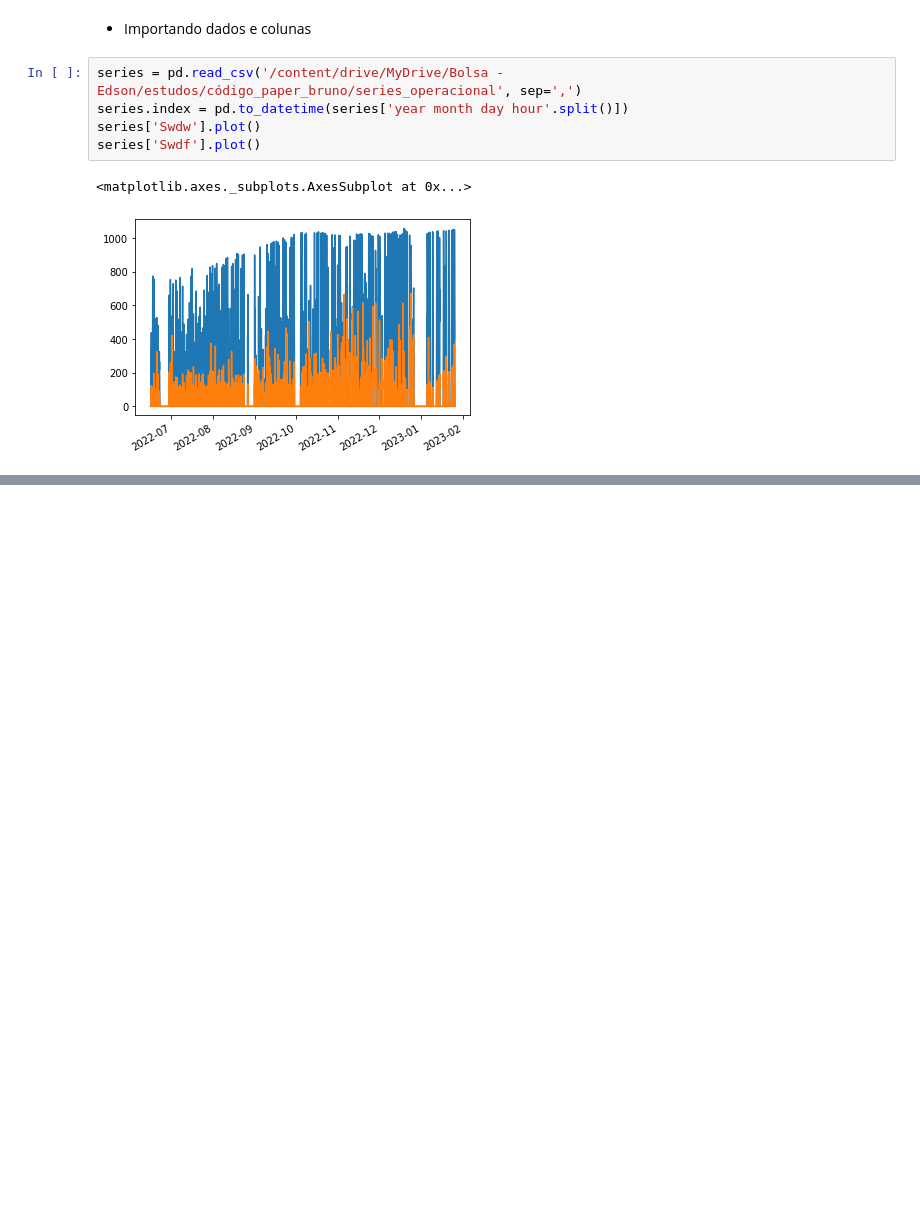
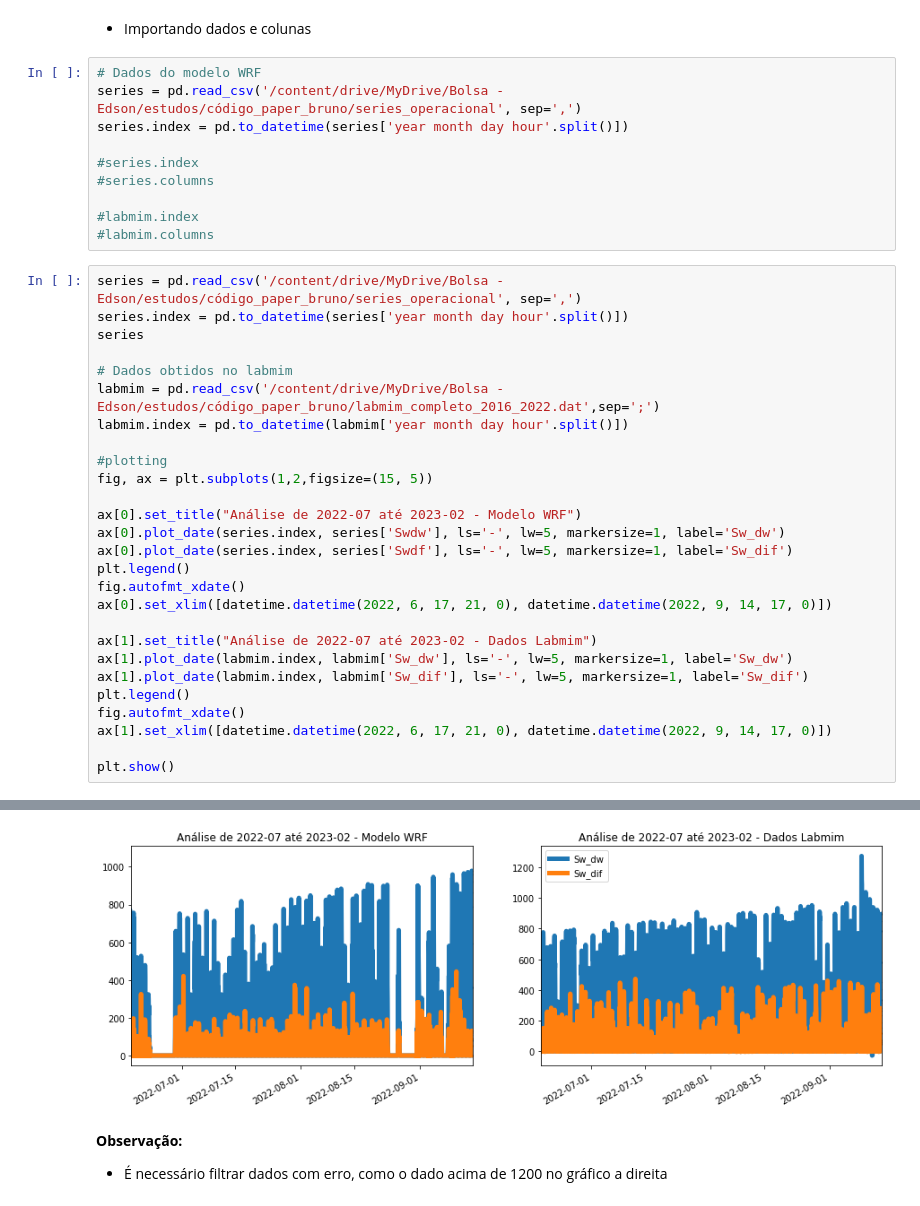
Before and after one commit to igordantasgf/analise_dados_microambientais, a Jupyter notebook: graficos_radiação_bruno.ipynb, the cells around one changed output, grey strips where cells are left out. Saved outputs shown, nothing was run; the diff lists cells and outputs as text; blank space fills up the shorter version.

Commit message:
comparação visual entre os dados e limitação de datas

```diff
--- a/graficos_radiação_bruno.ipynb
+++ b/graficos_radiação_bruno.ipynb
@@ -269,10 +281,40 @@ plt.close()
 # %% [markdown]
 * Importando dados e colunas
 # %%
+# Dados do modelo WRF
 series = pd.read_csv('/content/drive/MyDrive/Bolsa - Edson/estudos/código_paper_bruno/series_operacional', sep=',')
 series.index = pd.to_datetime(series['year month day hour'.split()])
-series['Swdw'].plot()
-series['Swdf'].plot()
+
+#series.index
+#series.columns
+
+#labmim.index
+#labmim.columns
-# %% [output]
-<matplotlib.axes._subplots.AxesSubplot at 0x...>
-[figure, removed]
+# %%
+series = pd.read_csv('/content/drive/MyDrive/Bolsa - Edson/estudos/código_paper_bruno/series_operacional', sep=',')
+series.index = pd.to_datetime(series['year month day hour'.split()])
+series
+
+# Dados obtidos no labmim
+labmim = pd.read_csv('/content/drive/MyDrive/Bolsa - Edson/estudos/código_paper_bruno/labmim_completo_2016_2022.dat',sep=';')
+labmim.index = pd.to_datetime(labmim['year month day hour'.split()])
+
+#plotting
+fig, ax = plt.subplots(1,2,figsize=(15, 5))
+
+ax[0].set_title("Análise de 2022-07 até 2023-02 - Modelo WRF")
+ax[0].plot_date(series.index, series['Swdw'], ls='-', lw=5, markersize=1, label='Sw_dw')
+ax[0].plot_date(series.index, series['Swdf'], ls='-', lw=5, markersize=1, label='Sw_dif')
+plt.legend()
+fig.autofmt_xdate()
+ax[0].set_xlim([datetime.datetime(2022, 6, 17, 21, 0), datetime.datetime(2022, 9, 14, 17, 0)])
+
+ax[1].set_title("Análise de 2022-07 até 2023-02 - Dados Labmim")
+ax[1].plot_date(labmim.index, labmim['Sw_dw'], ls='-', lw=5, markersize=1, label='Sw_dw')
+ax[1].plot_date(labmim.index, labmim['Sw_dif'], ls='-', lw=5, markersize=1, label='Sw_dif')
+plt.legend()
+fig.autofmt_xdate()
+ax[1].set_xlim([datetime.datetime(2022, 6, 17, 21, 0), datetime.datetime(2022, 9, 14, 17, 0)])
+
+plt.show()
+# %% [output]
@@ -278,0 +322,4 @@ series['Swdf'].plot()
+[figure, added]
+# %% [markdown]
+**Observação:**
+- É necessário filtrar dados com erro, como o dado acima de 1200 no gráfico a direita
```
Also changed, not shown: parts of 6 cells of this notebook.
